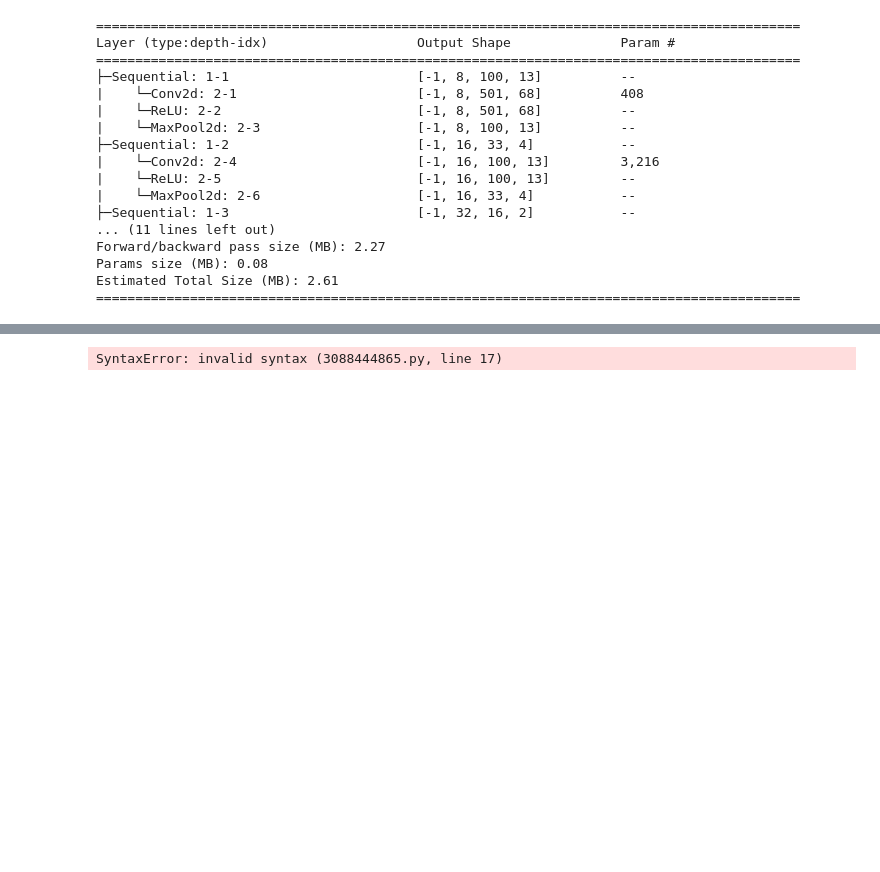
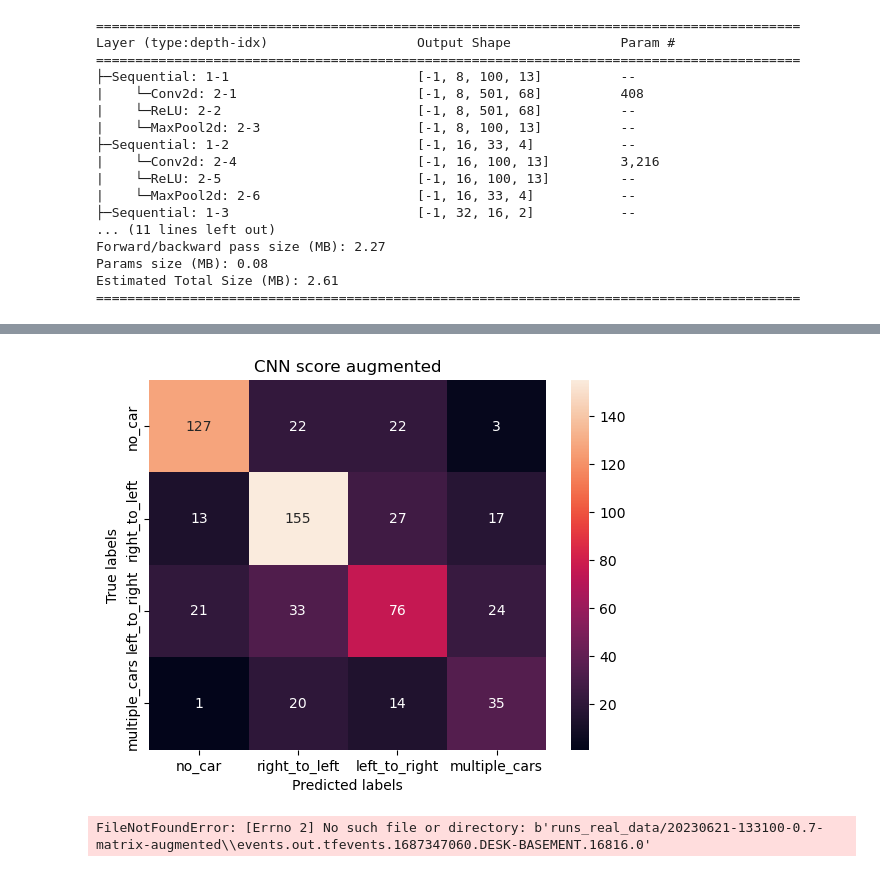
Before and after one commit to DoSomeWaffles/master_thesis, a Jupyter notebook: tools/sound-to-spectrogram/simulation-classification/sound-source-classifier.ipynb, the cells around one changed output, grey strips where cells are left out. Drawn from its saved outputs; the diff is of its cells as text; code cells hidden in the pictures; blank space fills up the shorter version.

```diff
--- a/tools/sound-to-spectrogram/simulation-classification/sound-source-classifier.ipynb
+++ b/tools/sound-to-spectrogram/simulation-classification/sound-source-classifier.ipynb
@@ -357,7 +361,7 @@ import datetime
 import tqdm
 from torchmetrics.classification import MulticlassF1Score
 time = datetime.datetime.now().strftime("%Y%m%d-%H%M%S")
-writer = SummaryWriter('runs_real_data/'+time+'-augmented-0.5-test')
+writer = SummaryWriter('runs_real_data/'+time+'-0.7-matrix-augmented')
 if torch.cuda.is_available():
     device = torch.device('cuda')
 else:
@@ -445,28 +449,29 @@ Epoch 00071: reducing learning rate of group 0 to 6.1035e-08.
 # %%
 # plot a confusion matrix
 from sklearn.metrics import confusion_matrix
 import seaborn as sns
 import matplotlib.pyplot as plt
 
 y_pred = []
 y_true = []
 for inputs, labels in test_loader:
     outputs = model(inputs)[0]
     _, predicted = torch.max(outputs.data, 1)
     for i in predicted:
         y_pred.append(i.cpu().numpy())
     for i in labels:
         y_true.append(i.cpu().numpy())
 cm = confusion_matrix(y_true, y_pred)
 ax= plt.subplot()
-sns.heatmap(cm, annot=True, ax=ax, cmap='Blues', xticklabels=list(int_to_label.values()), yticklabels=list(int_to_label.values()), fmt='g'); #annot=True to annotate cells
+sns.heatmap(cm, annot=True, ax=ax, xticklabels=list(int_to_label.values()), yticklabels=list(int_to_label.values()), fmt='g'); #annot=True to annotate cells
 # labels, title and ticks
 ax.set_xlabel('Predicted labels')
 ax.set_ylabel('True labels')
-ax.set_title('Confusion Matrix')
+ax.set_title('CNN score augmented')
 plt.show()
 writer.add_figure('Confusion Matrix', plt.gcf())
 
 print(int_to_label)
 # %% [output]
+[figure, added]
-SyntaxError: invalid syntax (3088444865.py, line 17)
+FileNotFoundError: [Errno 2] No such file or directory: b'runs_real_data/20230621-133100-0.7-matrix-augmented\\events.out.tfevents.1687347060.DESK-BASEMENT.16816.0'
```
Also changed, not shown: parts of 5 cells of this notebook, 15 other files.
